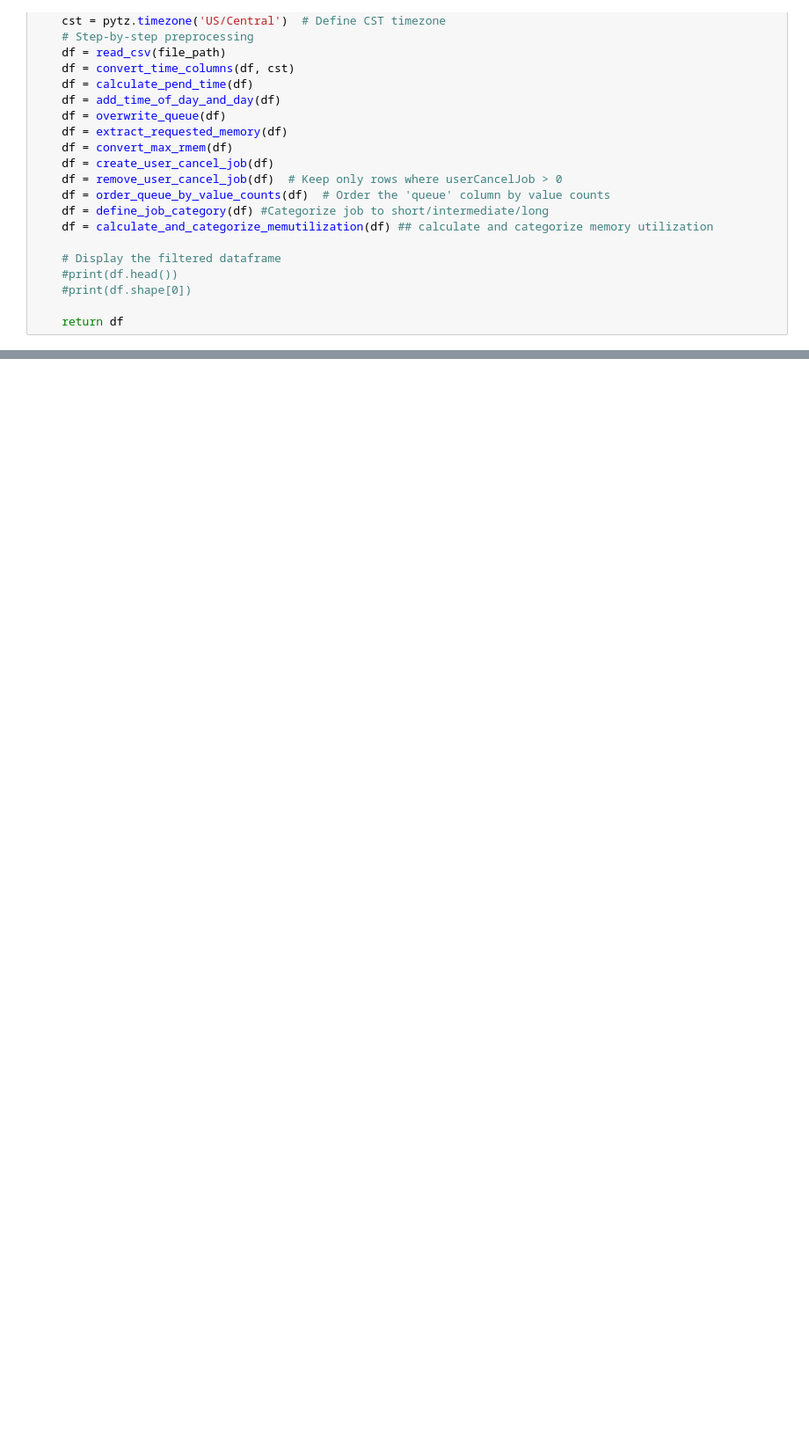
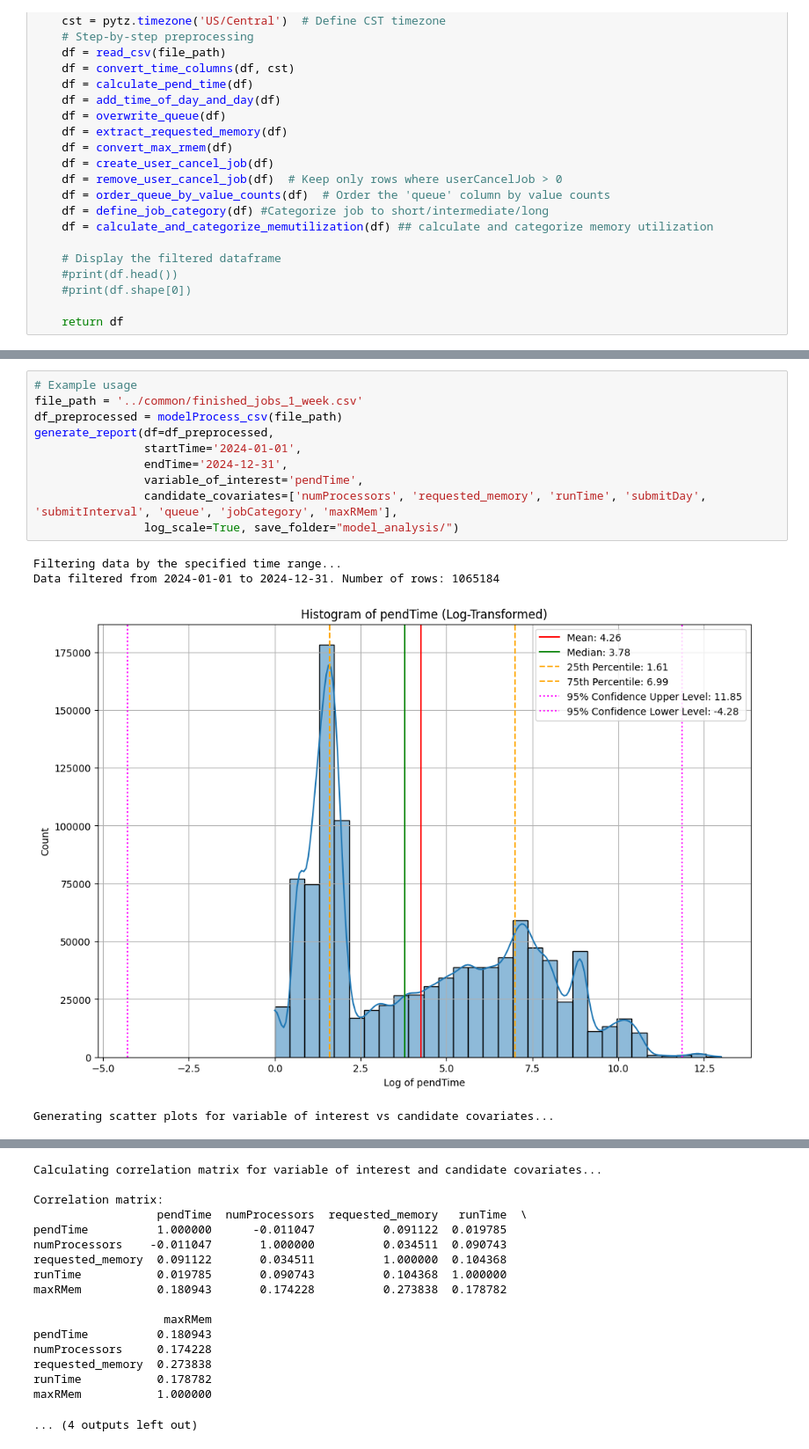
Before and after one commit to stjude-biohackathon/KIDS24-team3, a Jupyter notebook: zhuo/generateReport.ipynb, the cells around one changed output, grey strips where cells are left out. Shown at 88% size. Drawn from its saved outputs; the diff is of its cells as text; blank space fills up the shorter version.

```diff
--- a/zhuo/generateReport.ipynb
+++ b/zhuo/generateReport.ipynb
@@ -397,0 +417,15 @@ maxRMem           1.000000
+# %%
+# Example usage
+file_path = '../common/finished_jobs_1_week.csv'
+df_preprocessed = modelProcess_csv(file_path)
+generate_report(df=df_preprocessed,
+                startTime='2024-01-01',
+                endTime='2024-12-31',
+                variable_of_interest='pendTime',
+                candidate_covariates=['numProcessors', 'requested_memory', 'runTime', 'submitDay', 'submitInterval', 'queue', 'jobCategory', 'maxRMem'],
+                log_scale=True, save_folder="model_analysis/")
+# %% [output]
+Filtering data by the specified time range...
+Data filtered from 2024-01-01 to 2024-12-31. Number of rows: 1065184
+[figure, added]
+Generating scatter plots for variable of interest vs candidate covariates...
@@ -397,0 +440,17 @@ maxRMem           1.000000
+Calculating correlation matrix for variable of interest and candidate covariates...
+
+Correlation matrix:
+                  pendTime  numProcessors  requested_memory   runTime  \
+pendTime          1.000000      -0.011047          0.091122  0.019785
+numProcessors    -0.011047       1.000000          0.034511  0.090743
+requested_memory  0.091122       0.034511          1.000000  0.104368
+runTime           0.019785       0.090743          0.104368  1.000000
+maxRMem           0.180943       0.174228          0.273838  0.178782
+
+                   maxRMem
+pendTime          0.180943
+numProcessors     0.174228
+requested_memory  0.273838
+runTime           0.178782
+maxRMem           1.000000
+... (4 outputs left out)
```
Also changed, not shown: parts of 4 cells of this notebook, 28 other files.
